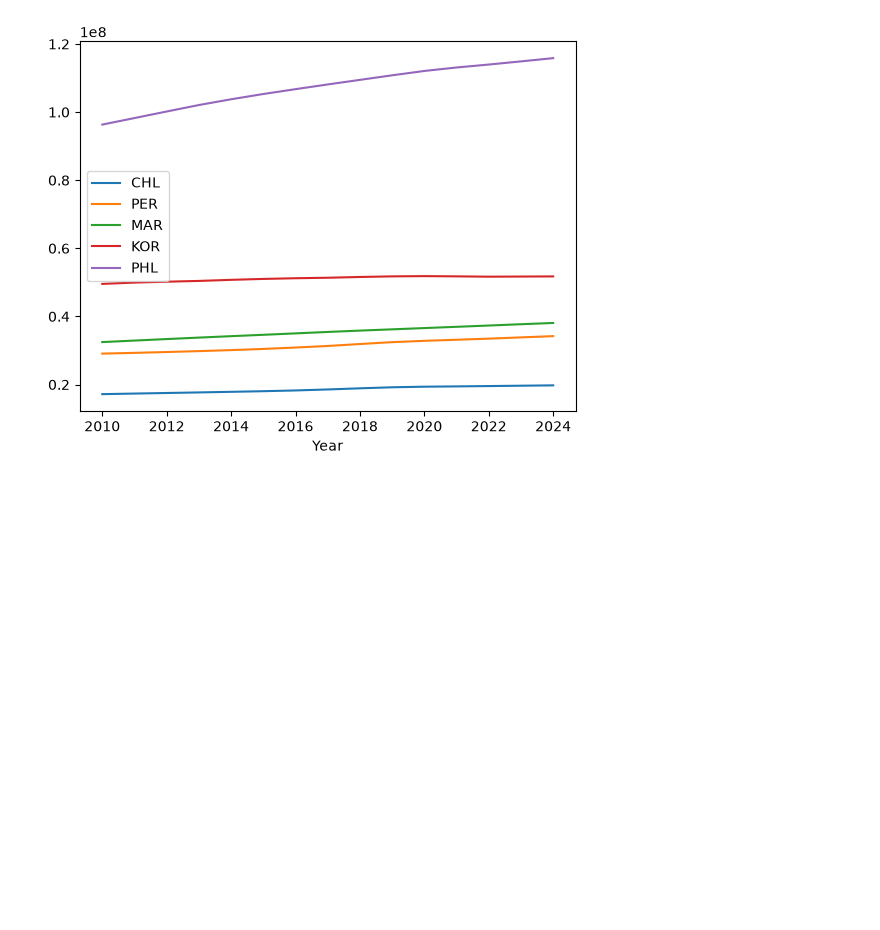
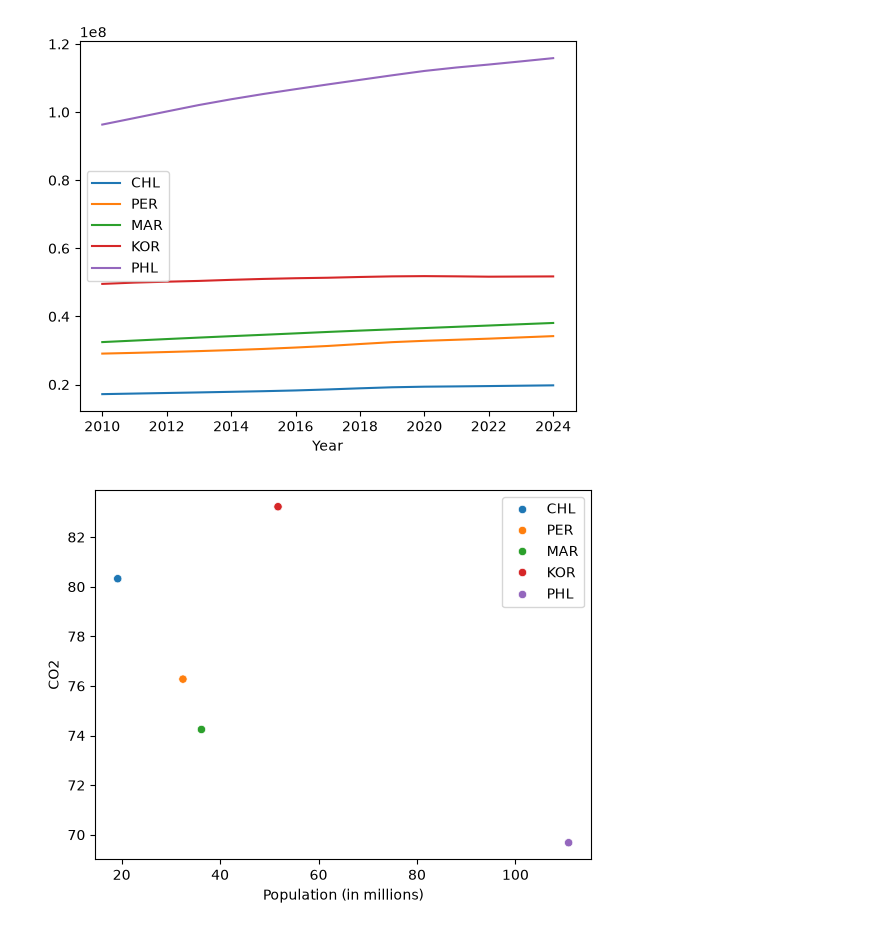
Before and after one commit to dbnemes2/interacting-with-api-python-project-tutorial, a Jupyter notebook: src/world_bank_analysis.ipynb, the cells around one changed output. Drawn from its saved outputs; the diff is of its cells as text; code cells hidden in the pictures; blank space fills up the shorter version.

```diff
--- a/src/world_bank_analysis.ipynb
+++ b/src/world_bank_analysis.ipynb
@@ -118,5 +119,27 @@ plt.show()
 # %% [output]
 [figure]
 # %%
-#now need to compare the two indicators
+#now need to compare the two indicators for a recent year
 target_year = 2019
+
+df_pop_2019 =  df_pop[df_pop['Year'] == target_year]
+df_co2_2019 = df_co2[df_co2['Year'] == target_year]
+
+countries = ['CHL','PER','MAR','KOR','PHL']
+
+data_x = []
+data_y = []
+for country in countries:
+    row_pop = df_pop_2019.loc[df_pop_2019['ISO3'] == country].reset_index()
+    row_co2 = df_co2_2019.loc[df_co2_2019['ISO3'] == country].reset_index()
+    data_x.append(row_pop.at[0,'Population'] / 1000000)
+    data_y.append(row_co2.at[0,'CO2'])
+
+
+sns.scatterplot(x=data_x, y=data_y, hue=countries)
+
+plt.xlabel("Population (in millions)")
+plt.ylabel("CO2")
+plt.show()
+# %% [output]
+[figure, added]
```
Also changed, not shown: parts of 4 cells of this notebook, 2 other files.
